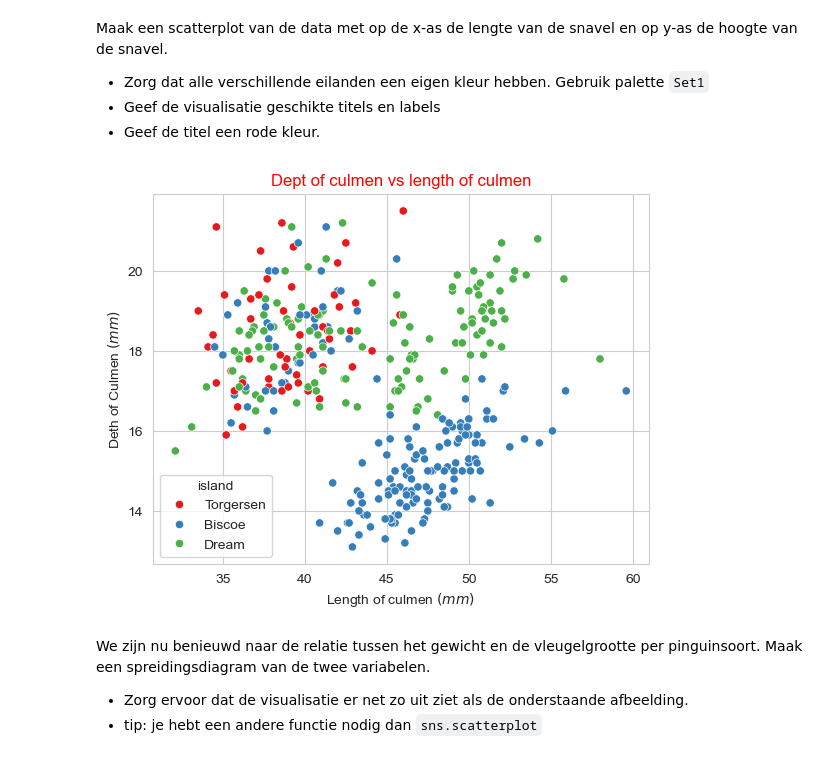
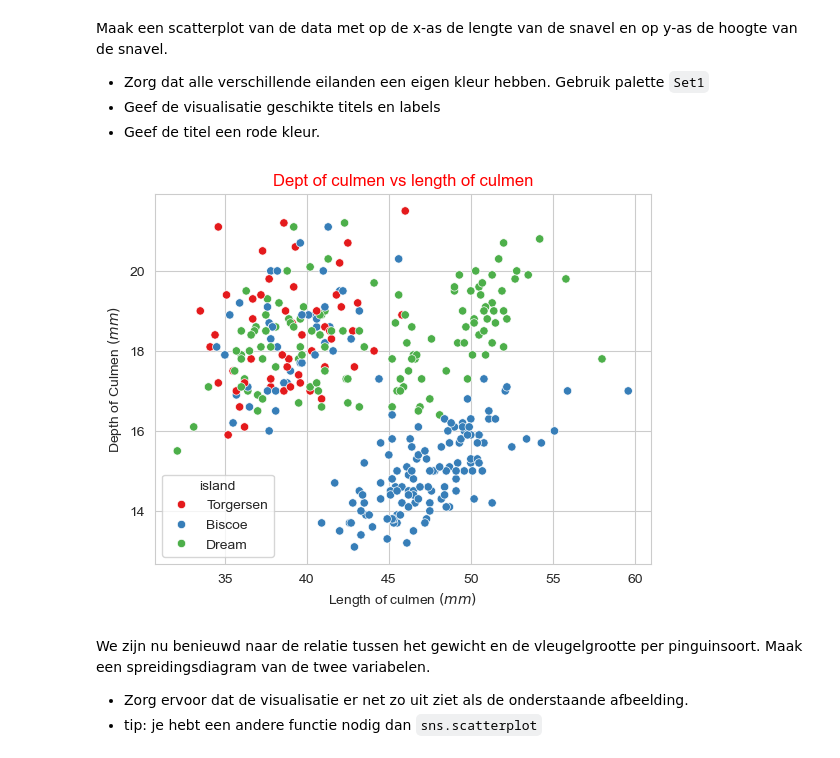
Before and after one commit to Buusta/Data-Science-Groep-10, a Jupyter notebook: VA/VA-opdracht-2/VA-Opdracht2.ipynb, the cells around one changed output. Cells and saved outputs as stored; diff of their text form; code cells hidden in the pictures.

```diff
--- a/VA/VA-opdracht-2/VA-Opdracht2.ipynb
+++ b/VA/VA-opdracht-2/VA-Opdracht2.ipynb
@@ -163,16 +163,16 @@ Maak een scatterplot van de data met op de x-as de lengte van de snavel en op y-
 # %%
 ax = sns.scatterplot(x='culmen_length_mm', y='culmen_depth_mm',
                      data=df,
                      palette='Set1',
                      hue='island')
 
 ax.set(xlabel='Length of culmen $(mm)$',
-       ylabel='Deth of Culmen $(mm)$')
+       ylabel='Depth of Culmen $(mm)$')
 plt.title('Dept of culmen vs length of culmen', color='red')
 
 plt.show()
 # %% [output]
-[figure, old version]
+[figure, new version]
 # %% [markdown]
 We zijn nu benieuwd naar de relatie tussen het gewicht en de vleugelgrootte per pinguinsoort. Maak een spreidingsdiagram van de twee variabelen.
 * Zorg ervoor dat de visualisatie er net zo uit ziet als de onderstaande afbeelding.
```
Also changed, not shown: parts of 5 cells of this notebook, 1 other file.
